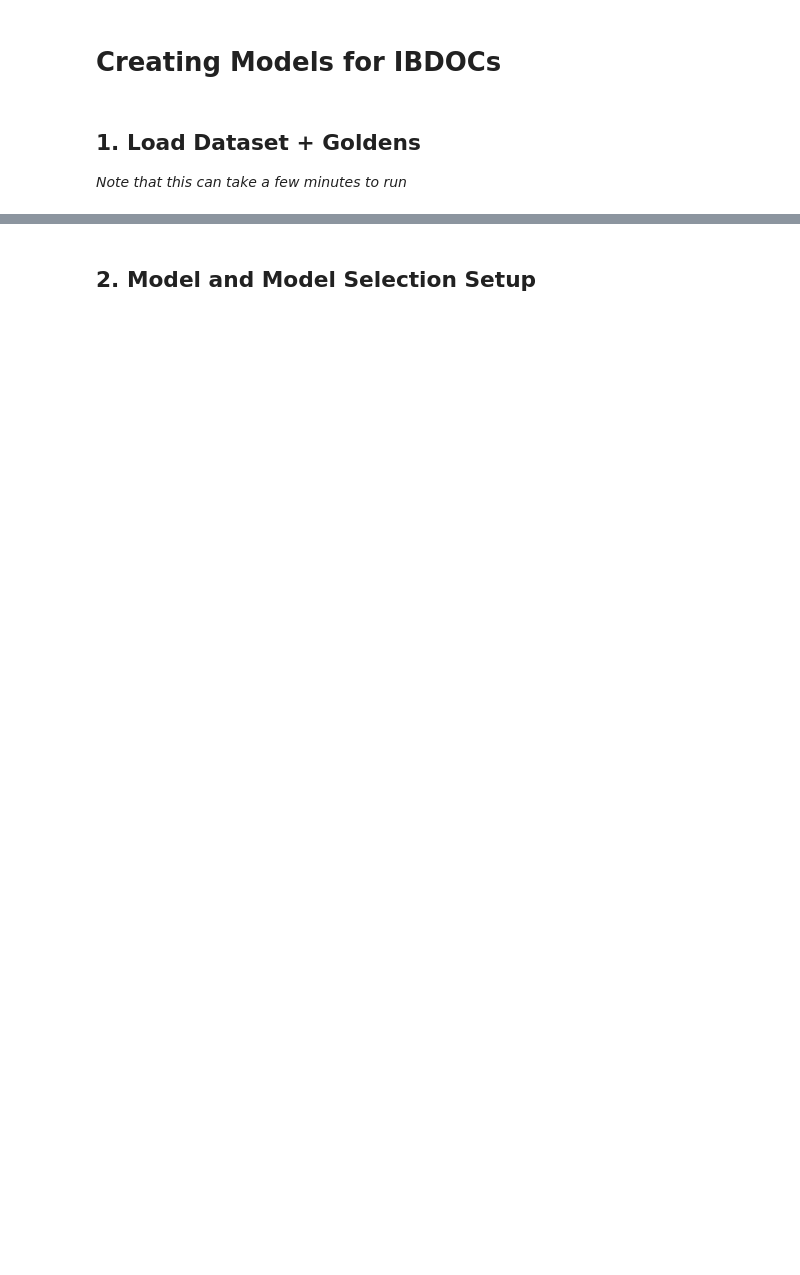
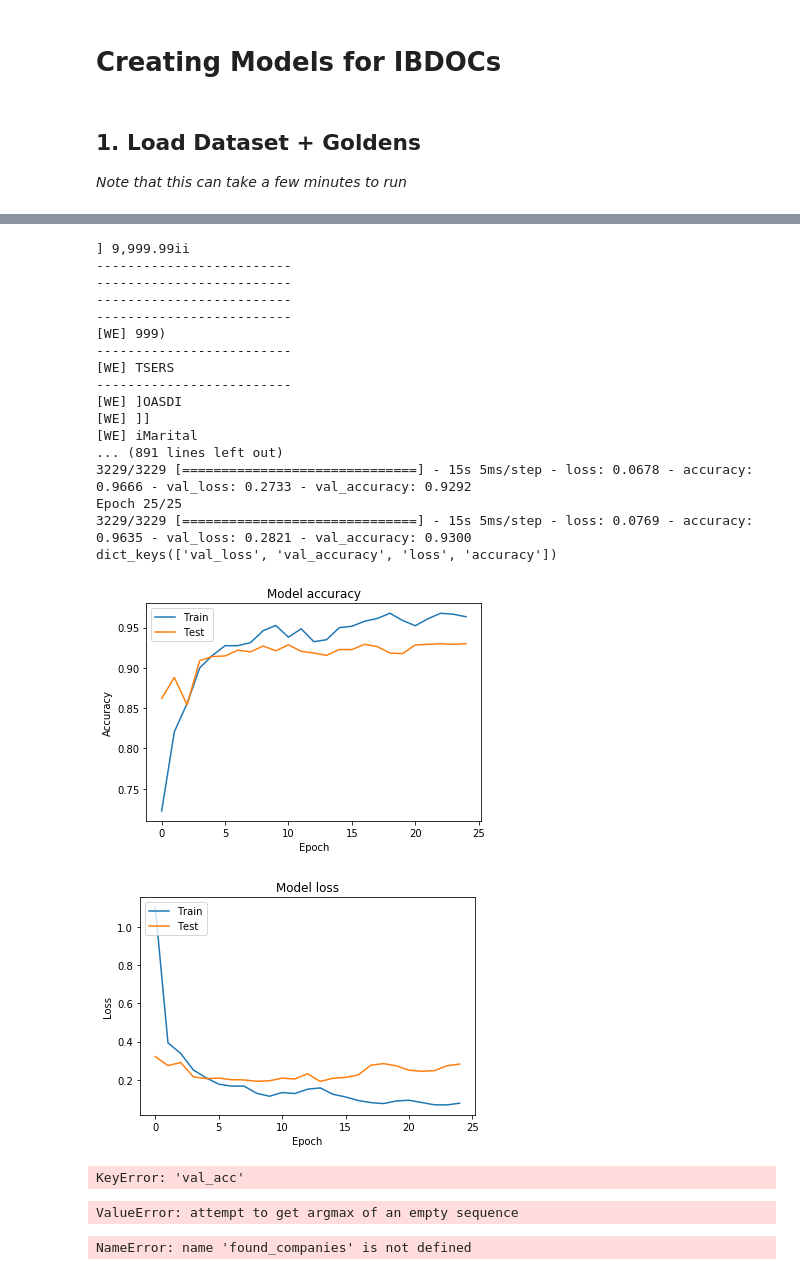
Before and after one commit to omegablitz/nlp-toolbox, a Jupyter notebook: ibnlp/Featurizer.ipynb, the cells around one changed output, grey strips where cells are left out. Cells and saved outputs as stored; diff of their text form; code cells hidden in the pictures; blank space fills up the shorter version.

```diff
--- a/ibnlp/Featurizer.ipynb
+++ b/ibnlp/Featurizer.ipynb
@@ -11,7 +11,7 @@ from ibnlp import PrototypeDataset, BERTUtils, IBDOCFeaturizer, ModelContext, pr
 # Define some constants and configurations
 logging.getLogger().setLevel(logging.INFO)
 
-ACCESS_TOKEN = 'INSERT IB TOKEN HERE'
+ACCESS_TOKEN = 'WUpGevbWC9lsnTW8quNUtmWRdAEM89'
 # %% [markdown]
 ## 1. Load Dataset + Goldens
 *Note that this can take a few minutes to run*
@@ -45,5 +72,3 @@ omf_paystubs.golden
-# %% [markdown]
-## 2. Model and Model Selection Setup
 # %%
 import itertools
 import numpy as np
@@ -57,7 +82,7 @@ from sklearn.metrics import classification_report
 # Start by varying
 params = {
     'batch_size': [32],#, 64, 128],
-    'epochs': [25, 50],
+    'epochs': [25],
     'max_num_tokens': [5],
     'max_token_distance': [None],
     #'embedding_type': ['glove', 'bert'],
@@ -104,42 +129,66 @@ def train_model(X_train, X_test, y_train, y_test, model_context):
     return model, history
 
 def evaluate_model(model, history, model_context):
-    plt.plot(history.history['acc'])
-    plt.plot(history.history['val_acc'])
+    print(history.history.keys())
+    plt.plot(history.history['accuracy'])
+    plt.plot(history.history['val_accuracy'])
     plt.title('Model accuracy')
     plt.ylabel('Accuracy')
     plt.xlabel('Epoch')
     plt.legend(['Train', 'Test'], loc='upper left')
     plt.show()
 
     plt.plot(history.history['loss'])
     plt.plot(history.history['val_loss'])
     plt.title('Model loss')
     plt.ylabel('Loss')
     plt.xlabel('Epoch')
     plt.legend(['Train', 'Test'], loc='upper left')
     plt.show()
-    return history.history['val_acc'][-1]
+    return history.history['val_accuracy'][-1]
 
 
 print("Trying on {} combinations of parameters".format(len(list(product_dict(**params)))))
 results = []
 for parameters in product_dict(**params):
     start = time.time()
     context = ModelContext(**parameters)
     print('Trying on following context:\n\t{}'.format(parameters))
     samples = create_sample_data(omf_paystubs, context)
     print('Input shape: {}'.format(samples[0].shape))
     model, history = train_model(*samples, context)
     acc = evaluate_model(model, history, context)
     res = (acc, context, history, model, time.time() - start)
     print((res[0], res[1], res[-1]))
     results.append(res)
 
 for i, result in enumerate(results):
     print((i, result[0], result[1]))
+# %% [output]
+] 9,999.99ii
+-------------------------
+-------------------------
+-------------------------
+-------------------------
+[WE] 999)
+-------------------------
+[WE] TSERS
+-------------------------
+[WE] ]OASDI
+[WE] ]]
+[WE] iMarital
+... (891 lines left out)
+3229/3229 [==============================] - 15s 5ms/step - loss: 0.0678 - accuracy: 0.9666 - val_loss: 0.2733 - val_accuracy: 0.9292
+Epoch 25/25
+3229/3229 [==============================] - 15s 5ms/step - loss: 0.0769 - accuracy: 0.9635 - val_loss: 0.2821 - val_accuracy: 0.9300
+dict_keys(['val_loss', 'val_accuracy', 'loss', 'accuracy'])
+[figure, added]
+[figure, added]
+KeyError: 'val_acc'
 # %%
 print(results[np.argmax([r[0] for r in results])])
+# %% [output]
+ValueError: attempt to get argmax of an empty sequence
 # %%
 # Do some testing
 def evaluate(dataset, model, context, threshold=0.60, distance_threshold=1.5):
@@ -202,6 +251,8 @@ for cfile in found_companies:
 print(total)
 print(found_count)
 print('Recall: {}'.format(float(found_count)/float(total)))
+# %% [output]
+NameError: name 'found_companies' is not defined
 # %%
 # omf_paystubs.evaluate({k: {'employer_name': found_companies[k]} for k in found_companies}, {}, fields=['employer_name'])
 # %%
```
Also changed, not shown: parts of 1 cell of this notebook, 1 other file.
